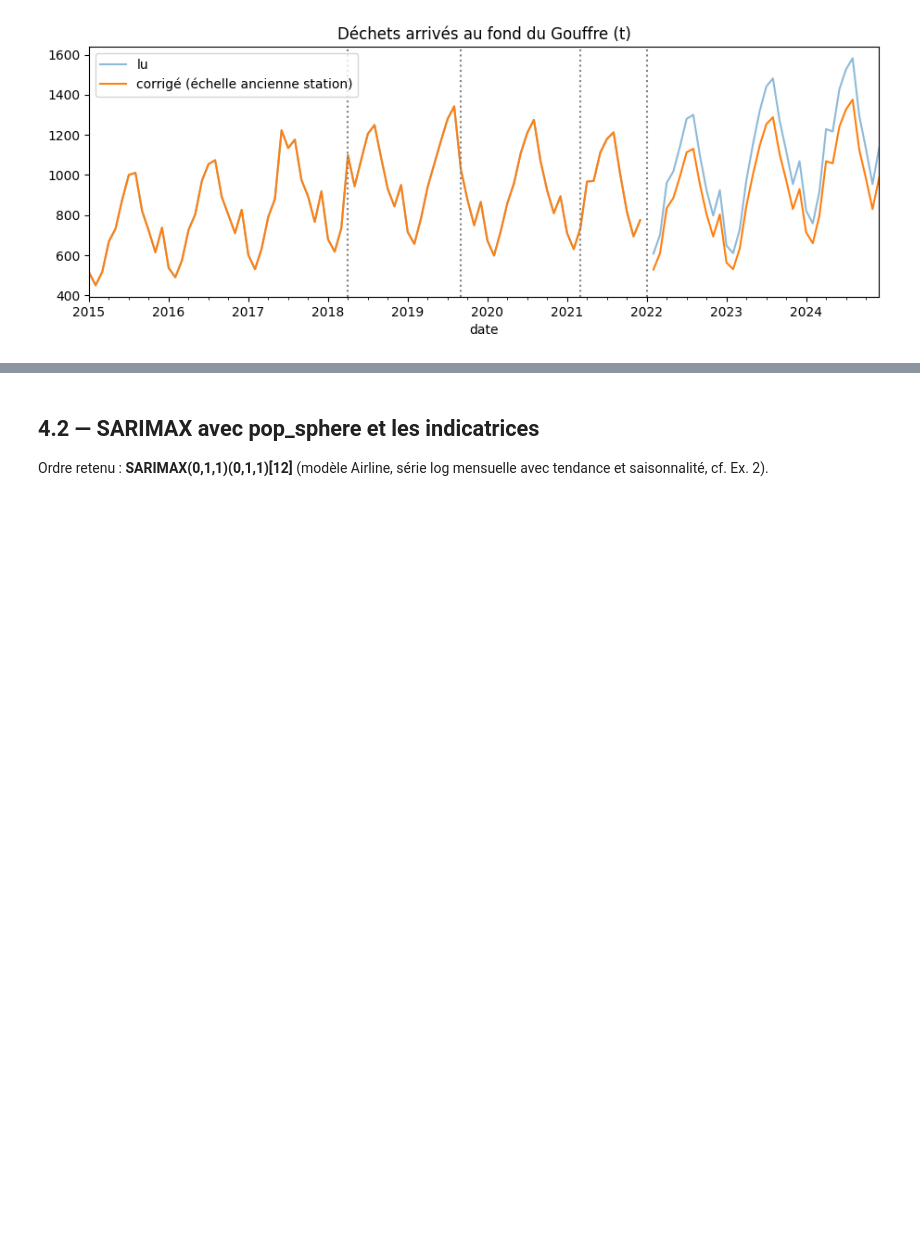
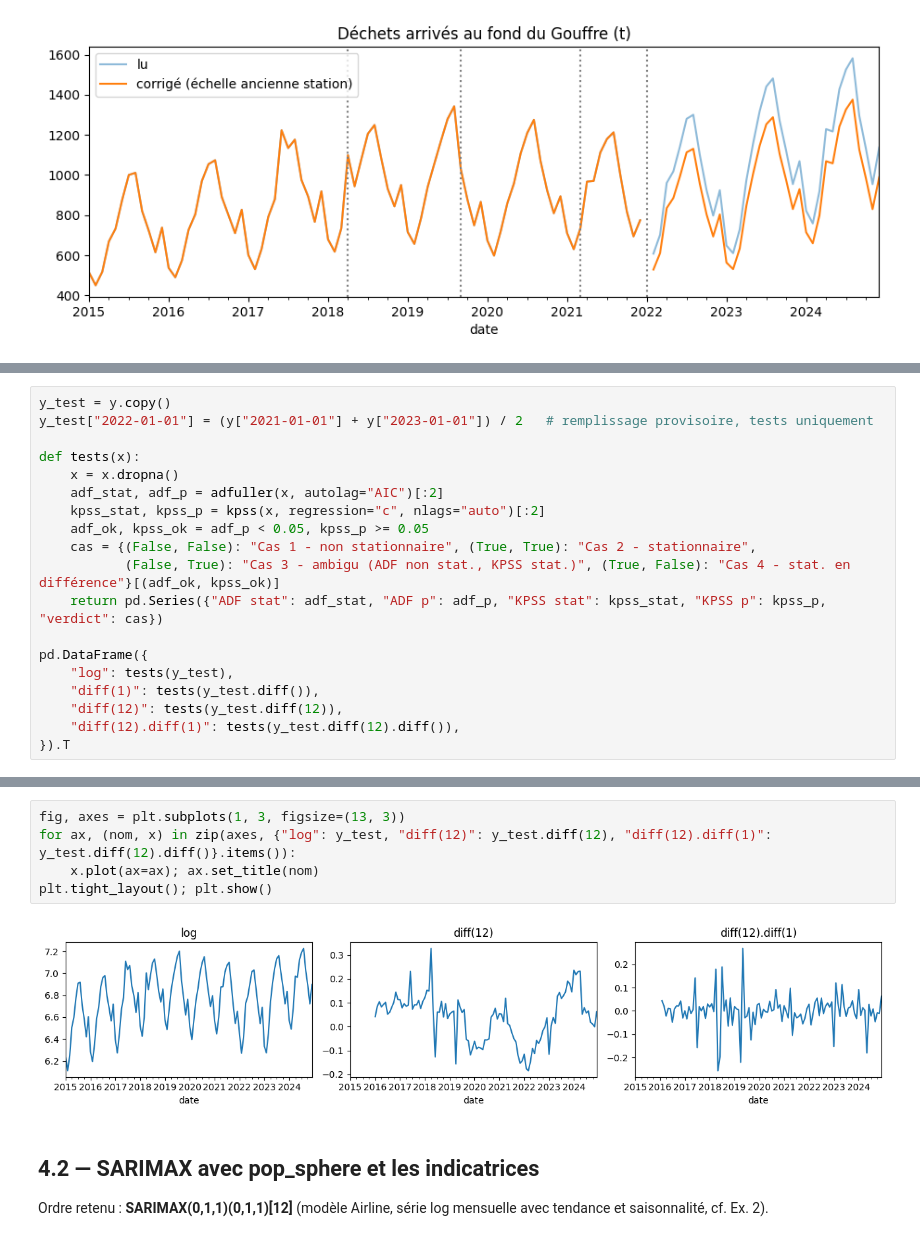
Before and after one commit to Cheikhcisse1/projet_FN, a Jupyter notebook: Cisse_cheikh_SARIMAX.ipynb, the cells around one changed output, grey strips where cells are left out. Drawn from its saved outputs; the diff is of its cells as text; blank space fills up the shorter version.

```diff
--- a/Cisse_cheikh_SARIMAX.ipynb
+++ b/Cisse_cheikh_SARIMAX.ipynb
@@ -272,0 +284,19 @@ ax.legend(); ax.set_title("Déchets arrivés au fond du Gouffre (t)"); plt.show(
+# %%
+y_test = y.copy()
+y_test["2022-01-01"] = (y["2021-01-01"] + y["2023-01-01"]) / 2   # remplissage provisoire, tests uniquement
+
+def tests(x):
+    x = x.dropna()
+    adf_stat, adf_p = adfuller(x, autolag="AIC")[:2]
+    kpss_stat, kpss_p = kpss(x, regression="c", nlags="auto")[:2]
+    adf_ok, kpss_ok = adf_p < 0.05, kpss_p >= 0.05
+    cas = {(False, False): "Cas 1 - non stationnaire", (True, True): "Cas 2 - stationnaire",
+           (False, True): "Cas 3 - ambigu (ADF non stat., KPSS stat.)", (True, False): "Cas 4 - stat. en différence"}[(adf_ok, kpss_ok)]
+    return pd.Series({"ADF stat": adf_stat, "ADF p": adf_p, "KPSS stat": kpss_stat, "KPSS p": kpss_p, "verdict": cas})
+
+pd.DataFrame({
+    "log": tests(y_test),
+    "diff(1)": tests(y_test.diff()),
+    "diff(12)": tests(y_test.diff(12)),
+    "diff(12).diff(1)": tests(y_test.diff(12).diff()),
+}).T
@@ -273,3 +309,10 @@ ax.legend(); ax.set_title("Déchets arrivés au fond du Gouffre (t)"); plt.show(
+# %%
+fig, axes = plt.subplots(1, 3, figsize=(13, 3))
+for ax, (nom, x) in zip(axes, {"log": y_test, "diff(12)": y_test.diff(12), "diff(12).diff(1)": y_test.diff(12).diff()}.items()):
+    x.plot(ax=ax); ax.set_title(nom)
+plt.tight_layout(); plt.show()
+# %% [output]
+[figure, added]
 # %% [markdown]
 ## 4.2 — SARIMAX avec pop_sphere et les indicatrices
 Ordre retenu : **SARIMAX(0,1,1)(0,1,1)[12]** (modèle Airline, série log mensuelle avec tendance et saisonnalité, cf. Ex. 2).
```
Also changed, not shown: parts of 3 cells of this notebook.
